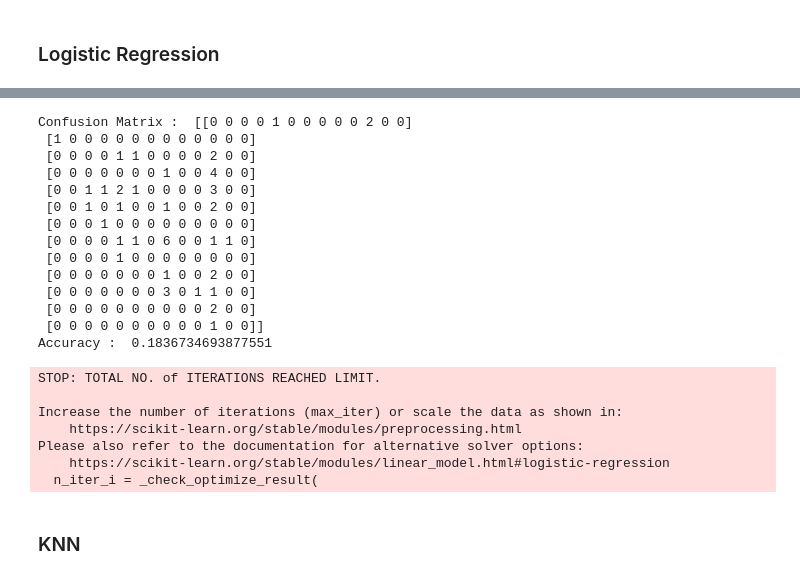
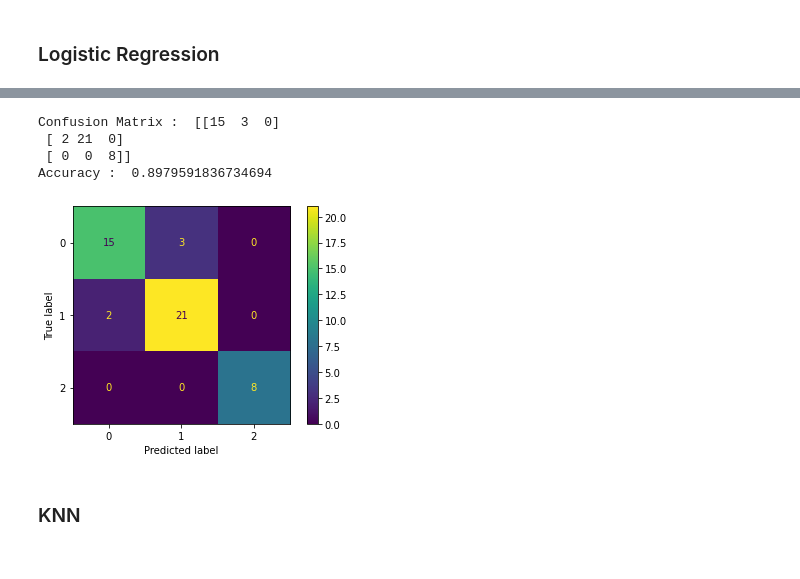
Before and after one commit to p-ai-org/p-tcm, a Jupyter notebook: ML_Pipeline.ipynb, the cells around one changed output, grey strips where cells are left out. Drawn from its saved outputs; the diff is of its cells as text; code cells hidden in the pictures.

Commit message:
multinomial class for regression

```diff
--- a/ML_Pipeline.ipynb
+++ b/ML_Pipeline.ipynb
@@ -75,2 +77,16 @@ df.head()
 # %% [markdown]
 ### Logistic Regression
+# %%
+def label_mode(row):
+    if row['Mode'] == 'Plain':
+        return 0
+    elif row['Mode'] == 'Cold':
+        return 1
+    elif row['Mode'] == 'Hot':
+        return 2
+    else:
+        return 3
+
+df['mode_code'] = df.apply (lambda row: label_mode(row), axis=1)
+
+df = df.drop(columns='Mode')
@@ -77,5 +113,5 @@ df.head()
 # %%
-def logistic_regression(df, y_col_name):
+def logistic_regression(df):
     """
     Apply sample logistic regression model to dataframe
 
@@ -85,8 +121,7 @@ def logistic_regression(df, y_col_name):
     """
     # values of each column
     x = df.iloc[:, 1:-1] # df.iloc[2:, 1:39]??
-    y = df[y_col_name][:]
-
+    y = df["mode_code"].astype('int')
     # split data into training and test set
     # 75 training, 25 testing
     xtrain, xtest, ytrain, ytest = train_test_split(x, y, test_size = 0.2, random_state = 0)
@@ -97,7 +132,7 @@ def logistic_regression(df, y_col_name):
     xtest = scaler.transform(xtest)
 
     # modeling + analysis
-    model = LogisticRegression(random_state=0)
+    model = LogisticRegression(multi_class='multinomial', solver='lbfgs', penalty='none')
     model.fit(xtrain, ytrain.ravel())
     y_pred = model.predict(xtest)
 
@@ -105,32 +140,18 @@ def logistic_regression(df, y_col_name):
     conf_m = confusion_matrix(ytest, y_pred)
     print("Confusion Matrix : ", conf_m)
 
+    plot_confusion_matrix(model, xtest, ytest)
+
     # accuracy score of test size
     print ("Accuracy : ", accuracy_score(ytest, y_pred))
 # %%
-logistic_regression(df, "hot_cold_scale")
+logistic_regression(df)
 # %% [output]
-Confusion Matrix :  [[0 0 0 0 1 0 0 0 0 0 2 0 0]
- [1 0 0 0 0 0 0 0 0 0 0 0 0]
- [0 0 0 0 1 1 0 0 0 0 2 0 0]
- [0 0 0 0 0 0 0 1 0 0 4 0 0]
- [0 0 1 1 2 1 0 0 0 0 3 0 0]
- [0 0 1 0 1 0 0 1 0 0 2 0 0]
- [0 0 0 1 0 0 0 0 0 0 0 0 0]
- [0 0 0 0 1 1 0 6 0 0 1 1 0]
- [0 0 0 0 1 0 0 0 0 0 0 0 0]
- [0 0 0 0 0 0 0 1 0 0 2 0 0]
- [0 0 0 0 0 0 0 3 0 1 1 0 0]
- [0 0 0 0 0 0 0 0 0 0 2 0 0]
- [0 0 0 0 0 0 0 0 0 0 1 0 0]]
-Accuracy :  0.1836734693877551
+Confusion Matrix :  [[15  3  0]
+ [ 2 21  0]
+ [ 0  0  8]]
+Accuracy :  0.8979591836734694
-STOP: TOTAL NO. of ITERATIONS REACHED LIMIT.
-
-Increase the number of iterations (max_iter) or scale the data as shown in:
-    https://scikit-learn.org/stable/modules/preprocessing.html
-Please also refer to the documentation for alternative solver options:
-    https://scikit-learn.org/stable/modules/linear_model.html#logistic-regression
-  n_iter_i = _check_optimize_result(
+[figure, added]
 # %% [markdown]
 ### KNN
 # %%
```
Also changed, not shown: parts of 8 cells of this notebook.
